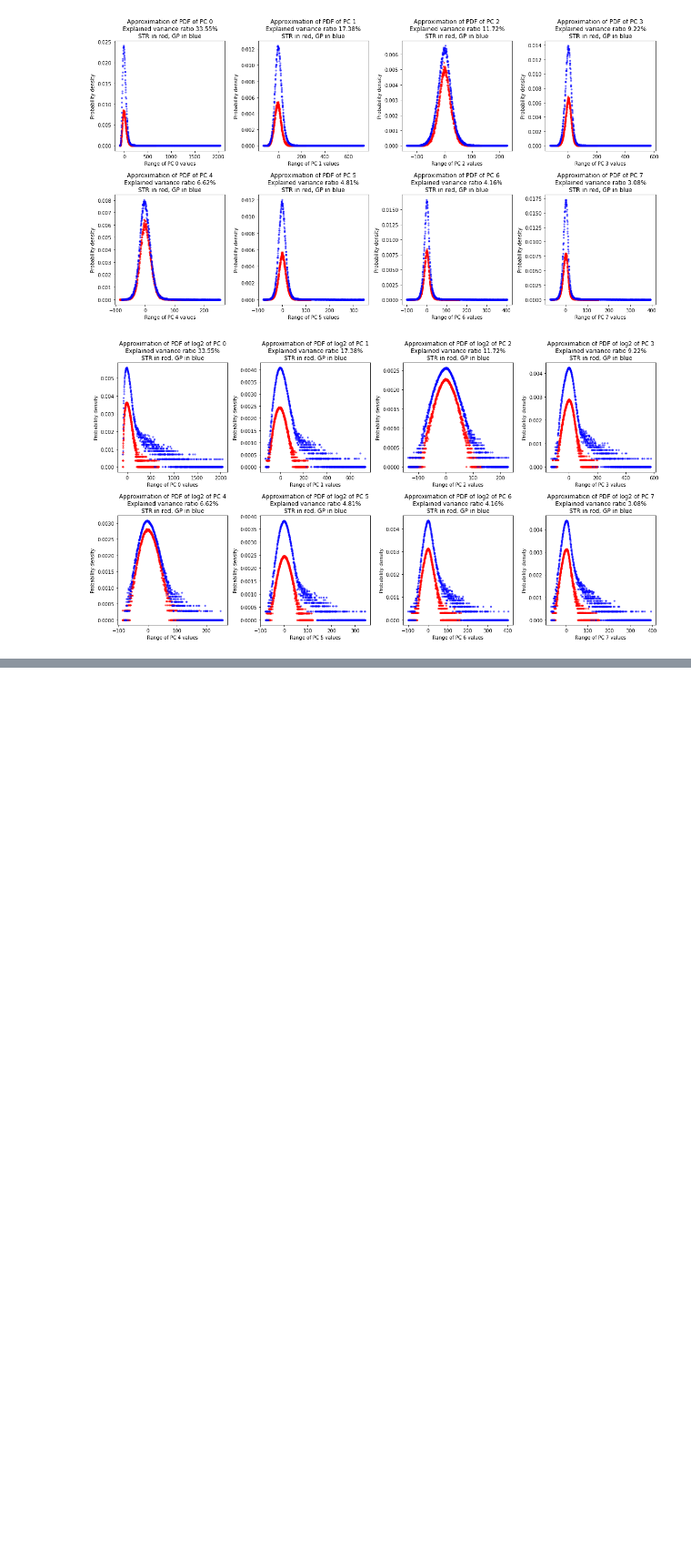
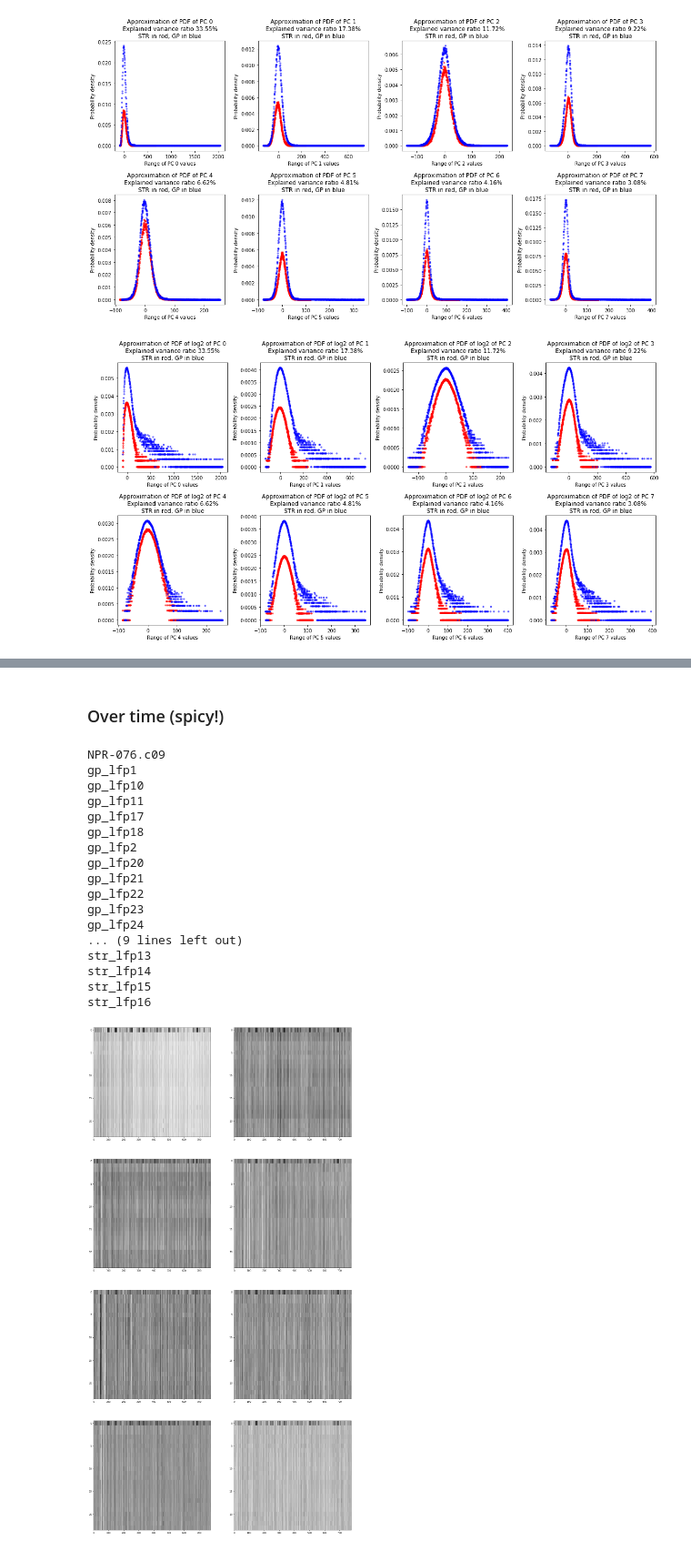
Before and after one commit to miriamvall/DD142X, a Jupyter notebook: code/notebooks/PCA 5.ipynb, the cells around one changed output, grey strips where cells are left out. Shown at 91% size. Cells and saved outputs as stored; diff of their text form; code cells hidden in the pictures; blank space fills up the shorter version.

```diff
--- a/code/notebooks/PCA 5.ipynb
+++ b/code/notebooks/PCA 5.ipynb
@@ -427,0 +434,52 @@ plt.close()
+# %% [markdown]
+### Over time (spicy!)
+# %%
+sessions = [
+    'NPR-076.c09',
+    #'NPR064.c09',
+    #'NPR065e.03'
+]
+
+channelData = {
+    a: [
+        pca_model.transform(v[ : , epoch_idxs].copy())
+        for _, v in sorted(dataDict[a].items(), key = lambda x: x[0])
+    ]
+    for a in sessions
+}
+
+for a in sessions:
+    print(a)
+    for chan in sorted(dataDict[a].keys()):
+        print(chan)
+    print()
+
+
+plt.figure(figsize = (20, 40))
+for idx in range(n_components):
+    plt.subplot(4, 2, idx + 1)
+    plt.imshow(
+        np.array(channelData['NPR-076.c09'])[ : , : , idx],
+        cmap = 'gist_yarg',
+        aspect = 'auto'
+    )
+plt.show()
+# %% [output]
+NPR-076.c09
+gp_lfp1
+gp_lfp10
+gp_lfp11
+gp_lfp17
+gp_lfp18
+gp_lfp2
+gp_lfp20
+gp_lfp21
+gp_lfp22
+gp_lfp23
+gp_lfp24
+... (9 lines left out)
+str_lfp13
+str_lfp14
+str_lfp15
+str_lfp16
+[figure, added]
```
Also changed, not shown: parts of 11 cells of this notebook, 30 other files.
